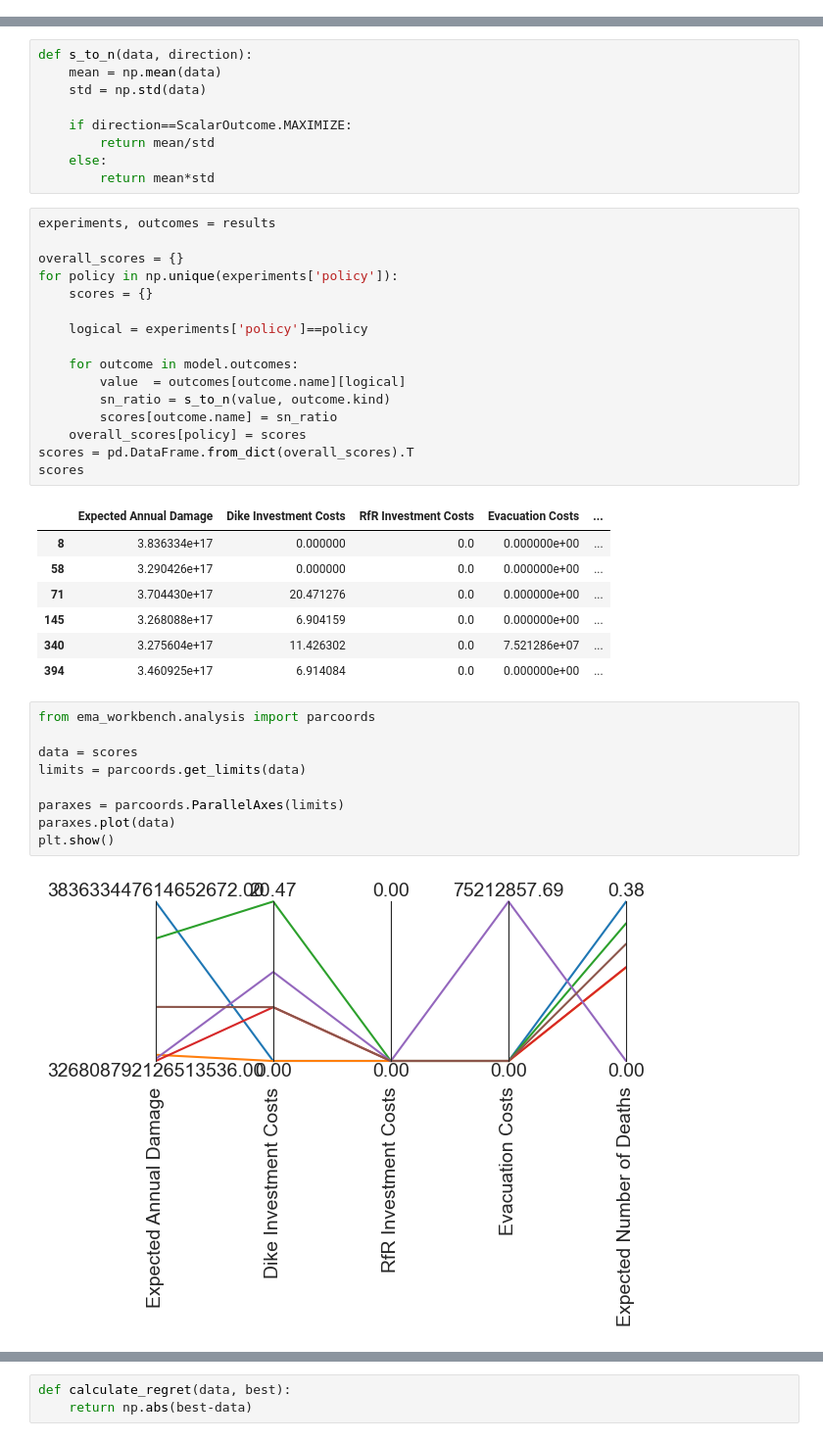
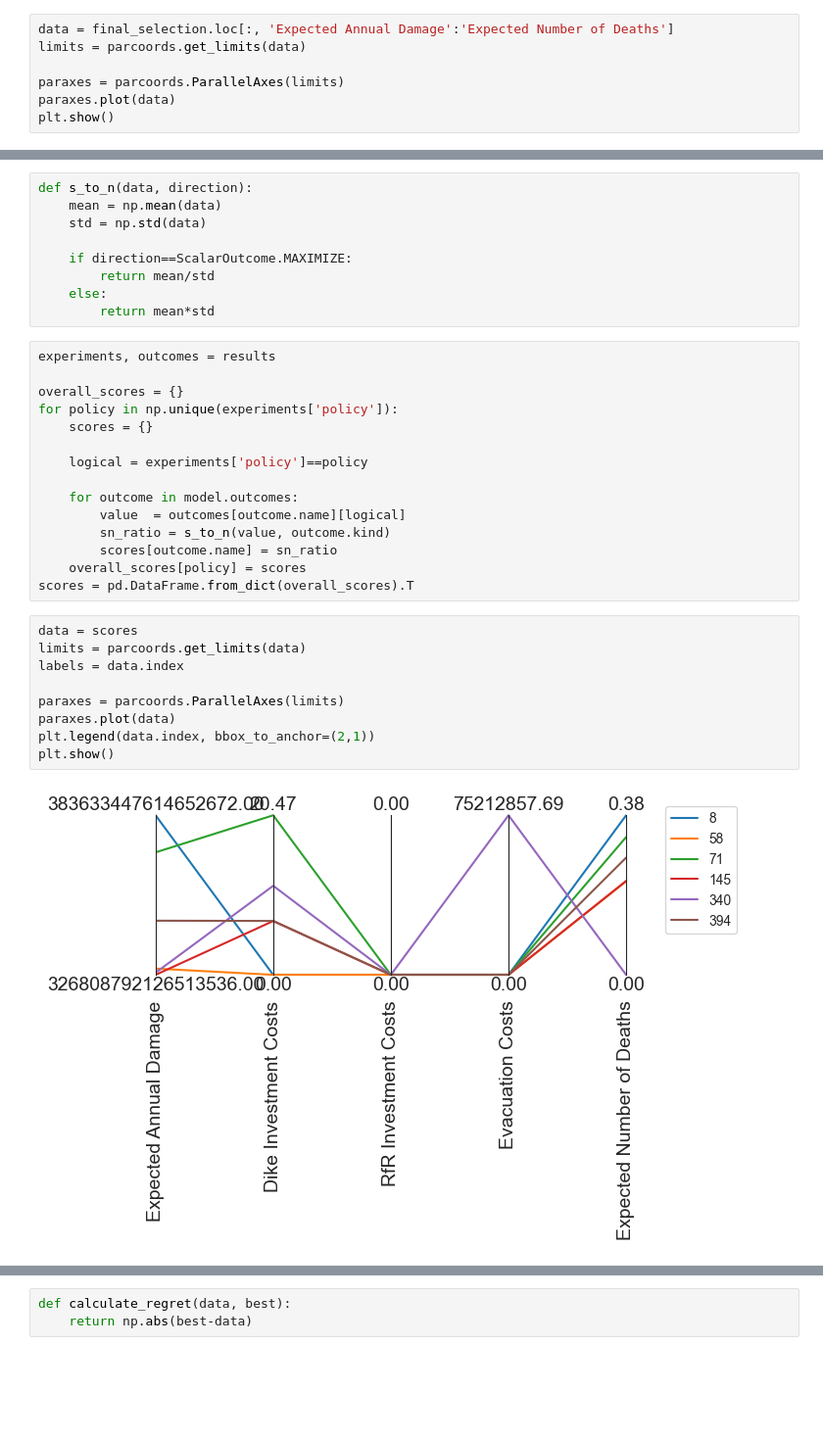
Before and after one commit to AnnedeKoeijer/EPA1361_Final_Group4, a Jupyter notebook: dike_model_optimization.ipynb, the cells around one changed output, grey strips where cells are left out. Shown at 98% size. Saved outputs shown, nothing was run; the diff lists cells and outputs as text; blank space fills up the shorter version.

```diff
--- a/dike_model_optimization.ipynb
+++ b/dike_model_optimization.ipynb
@@ -117,3 +119,10 @@ selection = selection[selection['dike heightening 1'] >= 3]
 final_selection = selection[selection['average heightening'] > 4.2]
 # %%
 policies = final_selection.loc[:, '0_RfR 0':'A.5_DikeIncrease 3']
+# %%
+data = final_selection.loc[:, 'Expected Annual Damage':'Expected Number of Deaths']
+limits = parcoords.get_limits(data)
+
+paraxes = parcoords.ParallelAxes(limits)
+paraxes.plot(data)
+plt.show()
@@ -171,26 +182,17 @@ for policy in np.unique(experiments['policy']):
         scores[outcome.name] = sn_ratio
     overall_scores[policy] = scores
 scores = pd.DataFrame.from_dict(overall_scores).T
-scores
-# %% [output]
-|  | Expected Annual Damage | Dike Investment Costs | RfR Investment Costs | Evacuation Costs | ... |
-| 8 | 3.836334e+17 | 0.000000 | 0.0 | 0.000000e+00 | ... |
-| 58 | 3.290426e+17 | 0.000000 | 0.0 | 0.000000e+00 | ... |
-| 71 | 3.704430e+17 | 20.471276 | 0.0 | 0.000000e+00 | ... |
-| 145 | 3.268088e+17 | 6.904159 | 0.0 | 0.000000e+00 | ... |
-| 340 | 3.275604e+17 | 11.426302 | 0.0 | 7.521286e+07 | ... |
-| 394 | 3.460925e+17 | 6.914084 | 0.0 | 0.000000e+00 | ... |
 # %%
-from ema_workbench.analysis import parcoords
-
 data = scores
 limits = parcoords.get_limits(data)
+labels = data.index
 
 paraxes = parcoords.ParallelAxes(limits)
 paraxes.plot(data)
+plt.legend(data.index, bbox_to_anchor=(2,1))
 plt.show()
 # %% [output]
-[figure, old version]
+[figure, new version]
 # %% [markdown]
 <What does the above tell me?>
 
```
Also changed, not shown: parts of 33 cells of this notebook, 15 other files.
